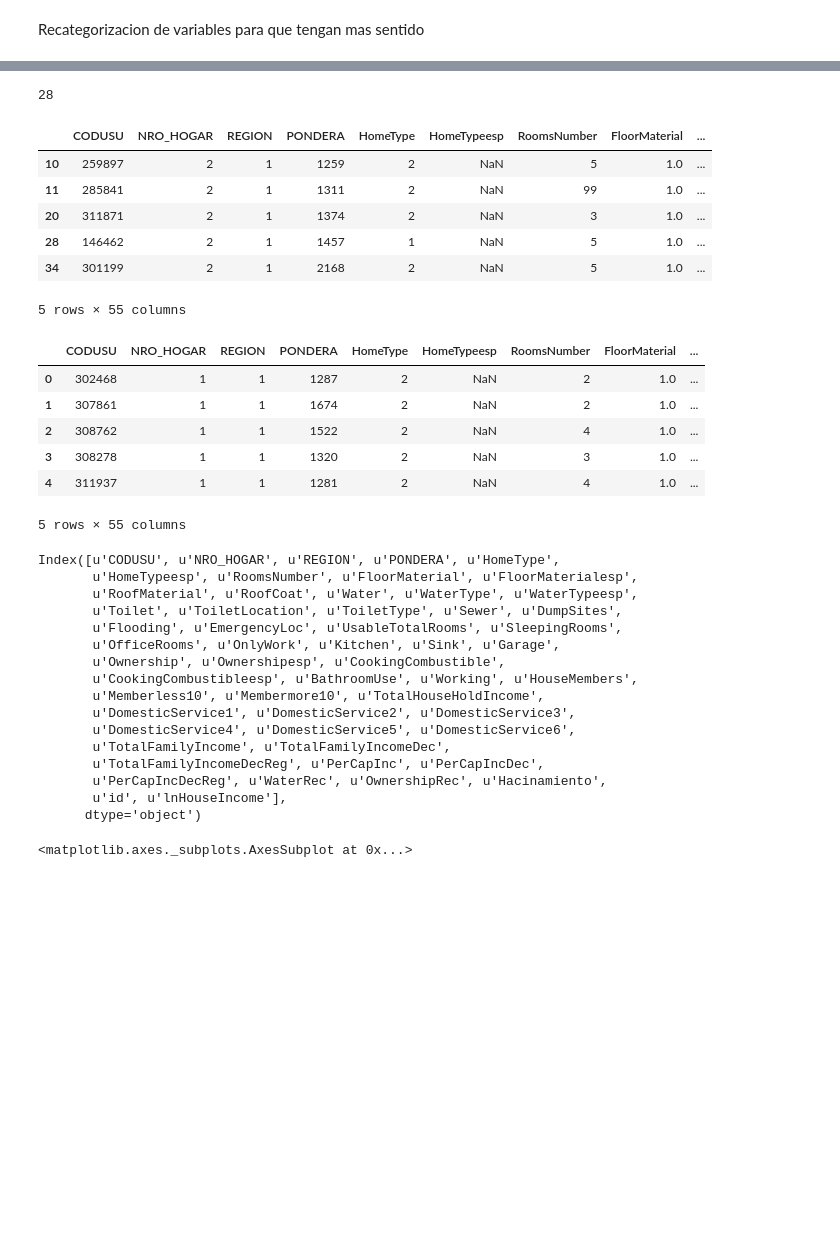
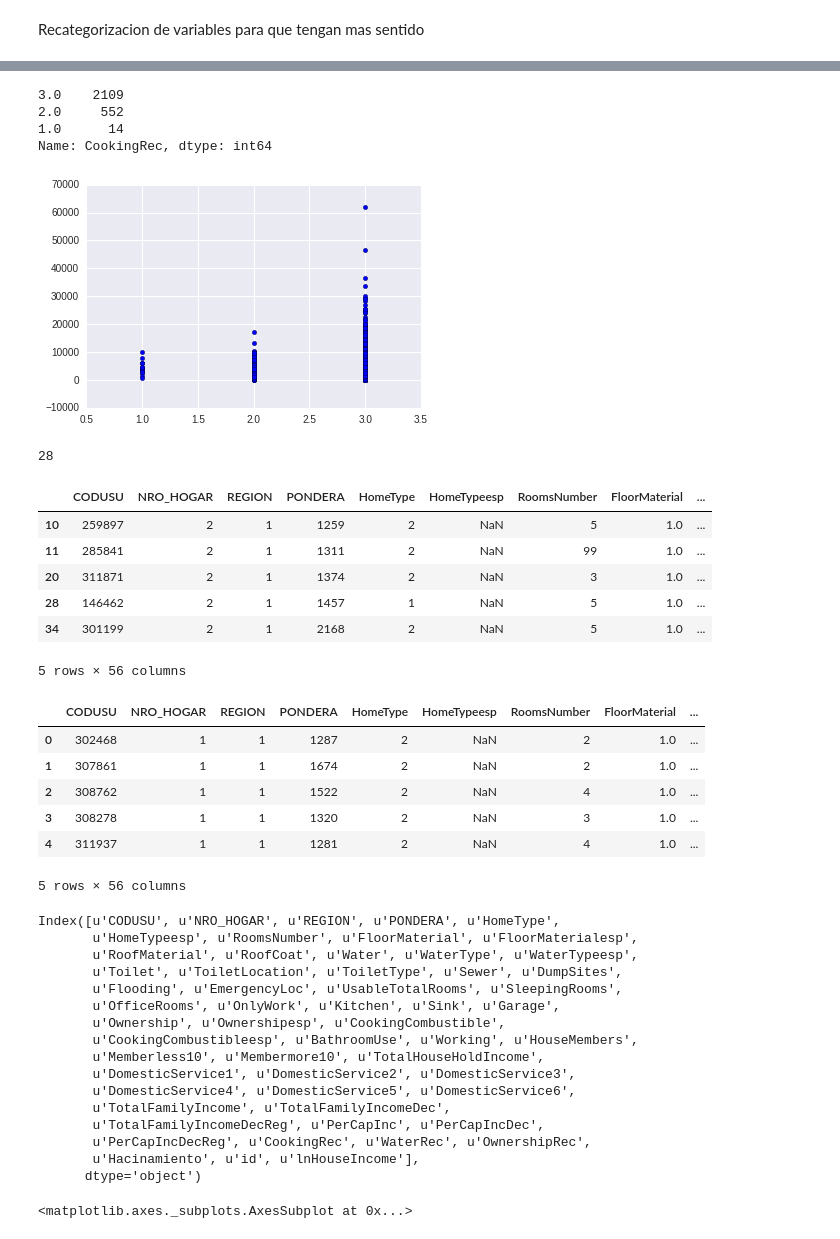
Before and after one commit to alephcero/adsProject, a Jupyter notebook: felipeHogares.ipynb, the cells around one changed output, grey strips where cells are left out. Saved outputs shown, nothing was run; the diff lists cells and outputs as text; code cells hidden in the pictures; blank space fills up the shorter version.

```diff
--- a/felipeHogares.ipynb
+++ b/felipeHogares.ipynb
@@ -147,2 +147,9 @@ Name: HomeType, dtype: int64
 # %% [markdown]
 Recategorizacion de variables para que tengan mas sentido
+# %%
+hog2['CookingRec'] = np.nan
+# %%
+hog2['CookingRec'][hog2.CookingCombustible == 4] = 1
+hog2['CookingRec'][hog2.CookingCombustible == 3] = 1
+hog2['CookingRec'][hog2.CookingCombustible == 2] = 2
+hog2['CookingRec'][hog2.CookingCombustible == 1] = 3
@@ -149,3 +172,15 @@ Recategorizacion de variables para que tengan mas sentido
+# %%
+variables = ['CookingRec']
+for var in variables:
+    print hog2[var].value_counts()
+    plt.scatter(hog2[var], hog2.TotalHouseHoldIncome)
+    plt.show()
+# %% [output]
+3.0    2109
+2.0     552
+1.0      14
+Name: CookingRec, dtype: int64
+[figure, added]
 # %%
 #hogFinal = hog2.copy().loc[:,['FloorMaterial','RoofMaterial','RoofCoat','Water','WaterType','Toilet','ToiletLocation',
 #                              'ToiletType','Sewer']]
@@ -173,7 +210,7 @@ hog2.loc[sinCuartosParaDormir,:].head()
 | 20 | 311871 | 2 | 1 | 1374 | 2 | NaN | 3 | 1.0 | ... |
 | 28 | 146462 | 2 | 1 | 1457 | 1 | NaN | 5 | 1.0 | ... |
 | 34 | 301199 | 2 | 1 | 2168 | 2 | NaN | 5 | 1.0 | ... |
-5 rows × 55 columns
+5 rows × 56 columns
 # %%
 hog2.head()
 # %% [output]
@@ -183,7 +220,7 @@ hog2.head()
 | 2 | 308762 | 1 | 1 | 1522 | 2 | NaN | 4 | 1.0 | ... |
 | 3 | 308278 | 1 | 1 | 1320 | 2 | NaN | 3 | 1.0 | ... |
 | 4 | 311937 | 1 | 1 | 1281 | 2 | NaN | 4 | 1.0 | ... |
-5 rows × 55 columns
+5 rows × 56 columns
 # %%
 hog2.columns
 # %% [output]
@@ -200,8 +237,8 @@ Index([u'CODUSU', u'NRO_HOGAR', u'REGION', u'PONDERA', u'HomeType',
        u'DomesticService4', u'DomesticService5', u'DomesticService6',
        u'TotalFamilyIncome', u'TotalFamilyIncomeDec',
        u'TotalFamilyIncomeDecReg', u'PerCapInc', u'PerCapIncDec',
-       u'PerCapIncDecReg', u'WaterRec', u'OwnershipRec', u'Hacinamiento',
-       u'id', u'lnHouseIncome'],
+       u'PerCapIncDecReg', u'CookingRec', u'WaterRec', u'OwnershipRec',
+       u'Hacinamiento', u'id', u'lnHouseIncome'],
       dtype='object')
 # %%
 sns.kdeplot(hog2.lnHouseIncome)
```
Also changed, not shown: parts of 8 cells of this notebook.
